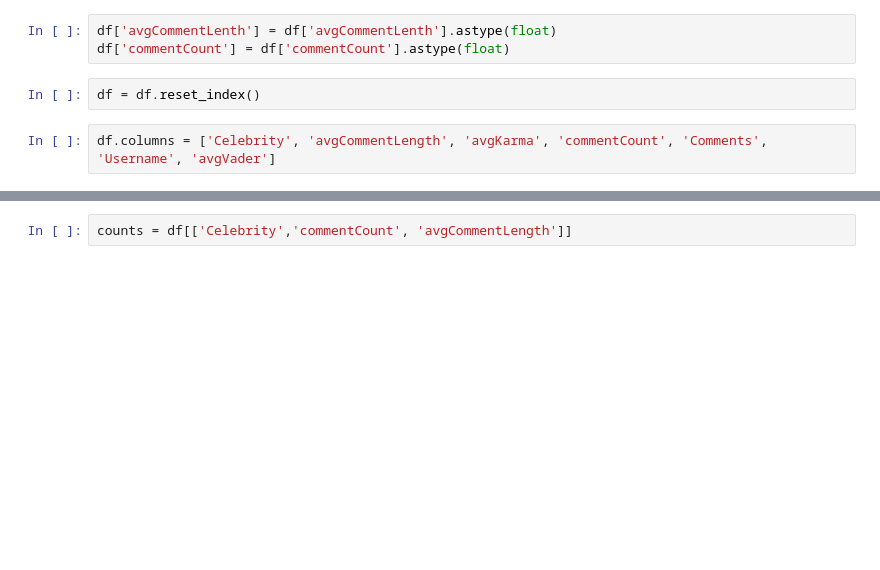
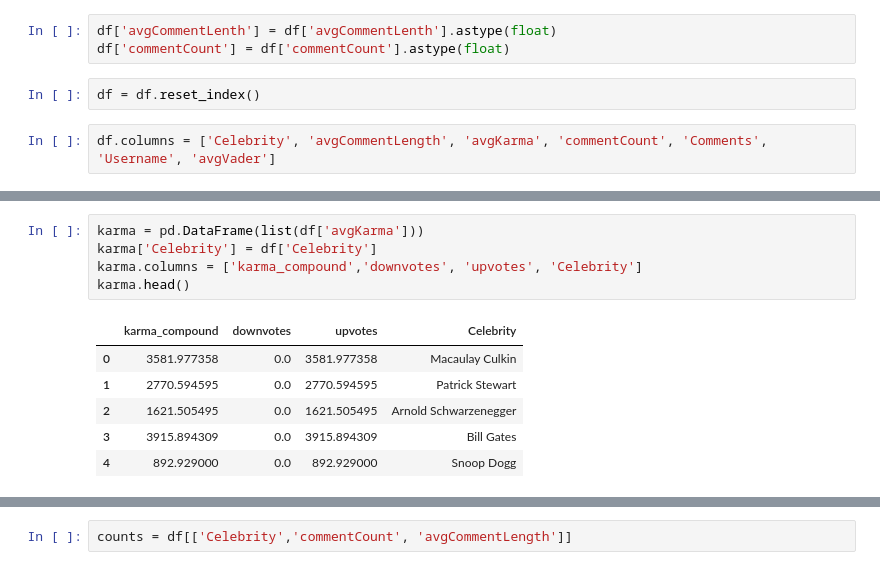
Before and after one commit to fredabood/reddit, a Jupyter notebook: visualizations.ipynb, the cells around one changed output, grey strips where cells are left out. Cells and saved outputs as stored; diff of their text form; blank space fills up the shorter version.

```diff
--- a/visualizations.ipynb
+++ b/visualizations.ipynb
@@ -47,3 +47,15 @@ memory usage: 2.9+ KB
 | 2 | Arnold Schwarzenegger | 249.148352 | {'compound': 1621.5054945054944, ... | 364.0 | [{'text': 'What an incredible sto... | GovSchwarzenegger | {'compound': 0.419281868131868, '... |
 | 3 | Bill Gates | 308.345528 | {'compound': 3915.8943089430895, ... | 246.0 | [{'text': 'I would be glad to pas... | thisisbillgates | {'compound': 0.48653821138211306,... |
 | 4 | Snoop Dogg | 30.460000 | {'compound': 892.929, 'ups': 892.... | 1000.0 | [{'text': 'KBone !! When you comi... | Here_Comes_The_King | {'compound': 0.09898459999999999,... |
+# %%
+karma = pd.DataFrame(list(df['avgKarma']))
+karma['Celebrity'] = df['Celebrity']
+karma.columns = ['karma_compound','downvotes', 'upvotes', 'Celebrity']
+karma.head()
+# %% [output]
+|  | karma_compound | downvotes | upvotes | Celebrity |
+| 0 | 3581.977358 | 0.0 | 3581.977358 | Macaulay Culkin |
+| 1 | 2770.594595 | 0.0 | 2770.594595 | Patrick Stewart |
+| 2 | 1621.505495 | 0.0 | 1621.505495 | Arnold Schwarzenegger |
+| 3 | 3915.894309 | 0.0 | 3915.894309 | Bill Gates |
+| 4 | 892.929000 | 0.0 | 892.929000 | Snoop Dogg |
```
Also changed, not shown: parts of 8 cells of this notebook, 1 other file.
